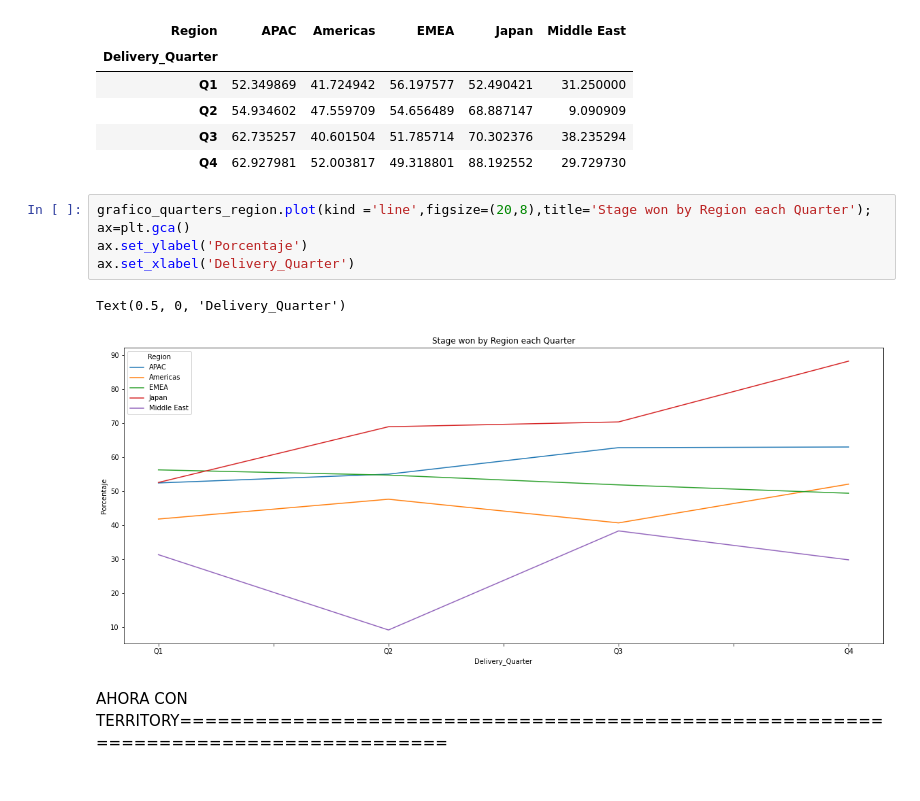
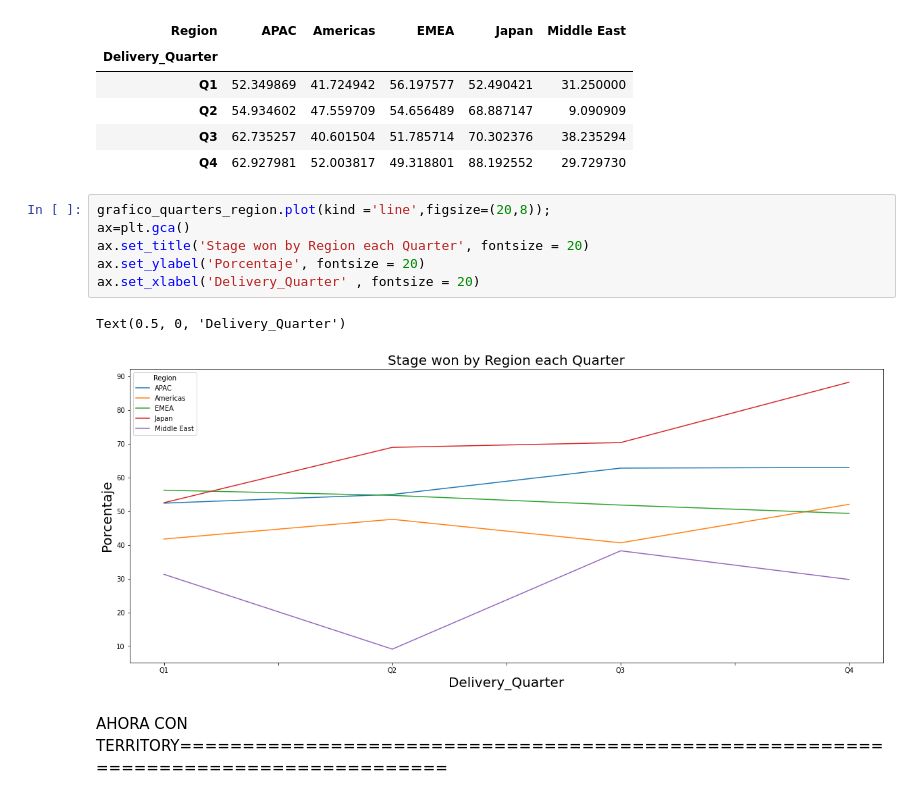
Before and after one commit to BautistaXifro/Datos, a Jupyter notebook: Analisis/Tp1-TerritorioYRegion.ipynb, the cells around one changed output. Drawn from its saved outputs; the diff is of its cells as text.

```diff
--- a/Analisis/Tp1-TerritorioYRegion.ipynb
+++ b/Analisis/Tp1-TerritorioYRegion.ipynb
@@ -727,13 +727,14 @@ grafico_quarters_region
 | Q3 | 62.735257 | 40.601504 | 51.785714 | 70.302376 | 38.235294 |
 | Q4 | 62.927981 | 52.003817 | 49.318801 | 88.192552 | 29.729730 |
 # %%
-grafico_quarters_region.plot(kind ='line',figsize=(20,8),title='Stage won by Region each Quarter');
+grafico_quarters_region.plot(kind ='line',figsize=(20,8));
 ax=plt.gca()
-ax.set_ylabel('Porcentaje')
-ax.set_xlabel('Delivery_Quarter')
+ax.set_title('Stage won by Region each Quarter', fontsize = 20)
+ax.set_ylabel('Porcentaje', fontsize = 20)
+ax.set_xlabel('Delivery_Quarter' , fontsize = 20)
 # %% [output]
 Text(0.5, 0, 'Delivery_Quarter')
-[figure, old version]
+[figure, new version]
 # %% [markdown]
 AHORA CON TERRITORY====================================================================================
 # %%
```
Also changed, not shown: parts of 6 cells of this notebook, 1 other file.
